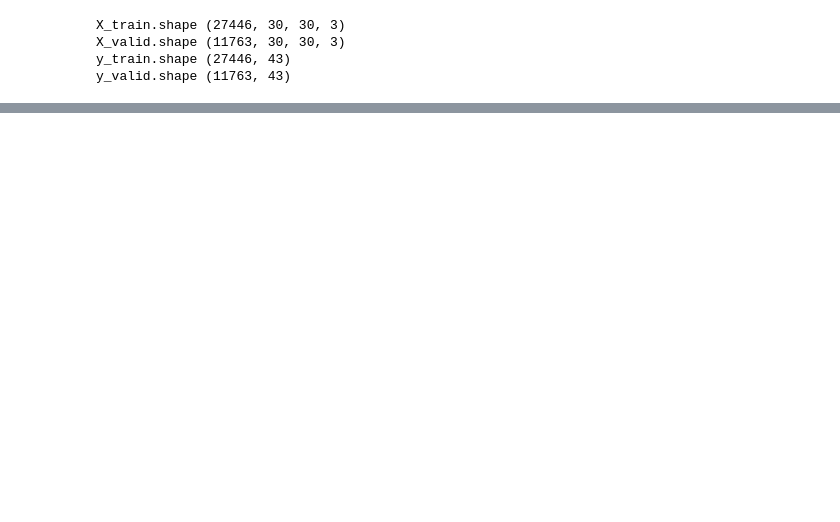
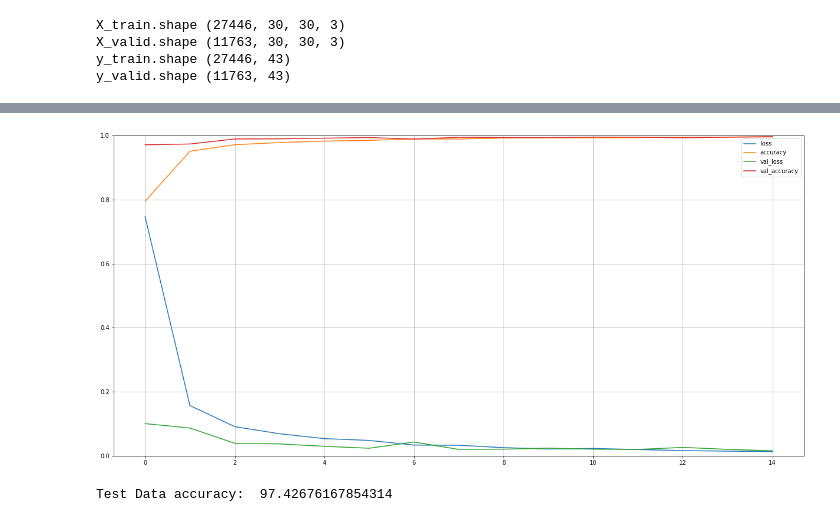
Before and after one commit to Akash-Rayhan/Traffic_Sign_Recognition, a Jupyter notebook: traffic-sign-recognition-cnn.ipynb, the cells around one changed output, grey strips where cells are left out. Saved outputs shown, nothing was run; the diff lists cells and outputs as text; code cells hidden in the pictures; blank space fills up the shorter version.

```diff
--- a/traffic-sign-recognition-cnn.ipynb
+++ b/traffic-sign-recognition-cnn.ipynb
@@ -106,0 +111,26 @@ y_valid.shape (11763, 43)
+# %%
+model = tf.keras.Sequential([
+        tfl.Conv2D(filters=16, kernel_size=(3,3), activation='relu',input_shape=(X_train.shape[1:])),
+        tfl.MaxPool2D(pool_size=(2,2)),
+        tfl.Conv2D(filters=32, kernel_size=(3,3), activation='relu'),
+    #after a Conv2D layer with data_format="channels_first", set axis=1 in BatchNormalization.
+    #after a Conv2D layer with data_format="channels_last", set axis=-1 in BatchNormalization.
+        tfl.BatchNormalization(axis=-1),
+        tfl.Dropout(rate=0.25),
+
+
+        tfl.Conv2D(filters=64, kernel_size=(3,3), activation='relu'),
+        tfl.MaxPool2D(pool_size=(2,2)),
+        tfl.Conv2D(filters=128, kernel_size=(3,3), activation='relu'),
+        tfl.BatchNormalization(axis=-1),
+        tfl.Dropout(rate=0.25),
+
+        tfl.Flatten(),
+        tfl.Dense(512,activation='relu'),
+        tfl.BatchNormalization(),
+        tfl.Dropout(rate=0.5),
+
+        tfl.Dense(class_num, activation='softmax')
+
+])
+model.summary()
@@ -106,0 +166,11 @@ y_valid.shape (11763, 43)
+# %%
+from tensorflow.keras.optimizers import Adam
+learning_rate = 0.001
+epochs = 15
+
+opt = Adam(learning_rate=learning_rate, decay=learning_rate / (epochs * 0.5))
+model.compile(loss='categorical_crossentropy', optimizer=opt, metrics=['accuracy'])
+# %%
+with tf.device('/GPU:0'):
+    epochs = 15
+    history = model.fit(X_train, y_train, batch_size=32, epochs=epochs, validation_data=(X_val, y_val))
@@ -106,0 +198,32 @@ y_valid.shape (11763, 43)
+# %%
+pd.DataFrame(history.history).plot(figsize=(21, 10))
+plt.grid(True)
+plt.gca().set_ylim(0, 1)
+plt.show()
+# %% [output]
+[figure, added]
+# %%
+from sklearn.metrics import accuracy_score
+test = pd.read_csv(data_dir + '/Test.csv')
+
+labels = test["ClassId"].values
+imgs = test["Path"].values
+
+data =[]
+
+for img in imgs:
+    try:
+        image = cv2.imread(data_dir + '/' +img)
+        image_fromarray = Image.fromarray(image, 'RGB')
+        resize_image = image_fromarray.resize((30, 30))
+        data.append(np.array(resize_image))
+    except:
+        print("Error in " + img)
+X_test = np.array(data)
+X_test = X_test/255
+
+pred = np.argmax(model.predict(X_test), axis=1)
+#Accuracy with the test data
+print('Test Data accuracy: ',accuracy_score(labels, pred)*100)
+# %% [output]
+Test Data accuracy:  97.42676167854314
```
Also changed, not shown: parts of 7 cells of this notebook.
